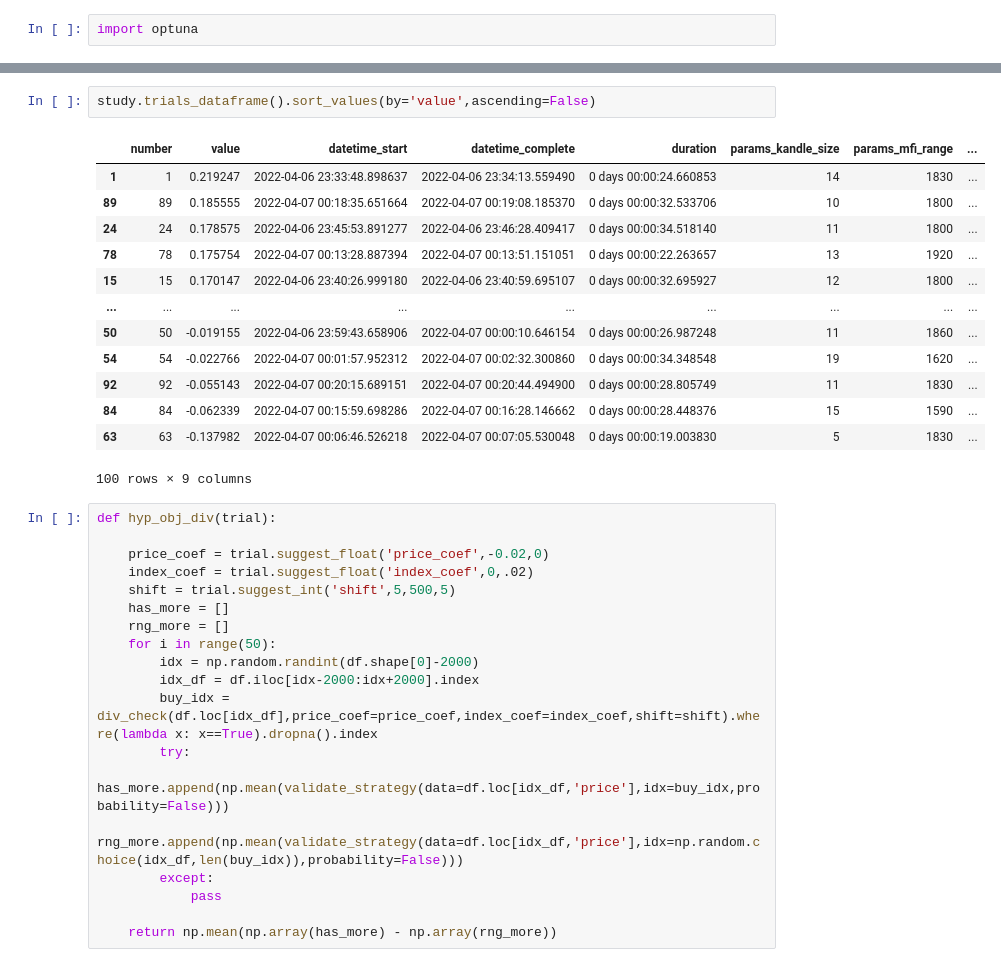
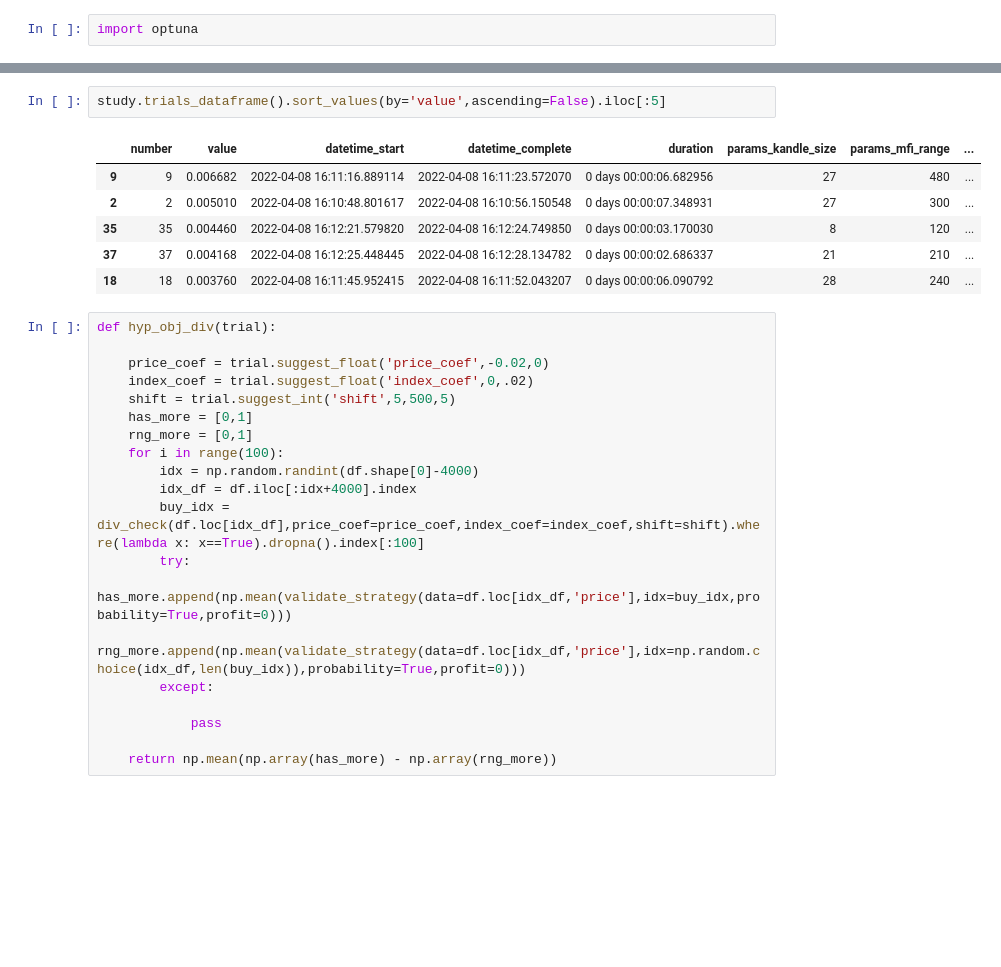
Before and after one commit to charubaiel/MarketCrackers, a Jupyter notebook: kpis/mfi.ipynb, the cells around one changed output, grey strips where cells are left out. Drawn from its saved outputs; the diff is of its cells as text; blank space fills up the shorter version.

```diff
--- a/kpis/mfi.ipynb
+++ b/kpis/mfi.ipynb
@@ -203,35 +215,29 @@ study.trials_dataframe().loc[:,['value','params_kandle_size','params_mfi_range',
 # %%
-study.trials_dataframe().sort_values(by='value',ascending=False)
+study.trials_dataframe().sort_values(by='value',ascending=False).iloc[:5]
 # %% [output]
 |  | number | value | datetime_start | datetime_complete | duration | params_kandle_size | params_mfi_range | ... |
-| 1 | 1 | 0.219247 | 2022-04-06 23:33:48.898637 | 2022-04-06 23:34:13.559490 | 0 days 00:00:24.660853 | 14 | 1830 | ... |
-| 89 | 89 | 0.185555 | 2022-04-07 00:18:35.651664 | 2022-04-07 00:19:08.185370 | 0 days 00:00:32.533706 | 10 | 1800 | ... |
-| 24 | 24 | 0.178575 | 2022-04-06 23:45:53.891277 | 2022-04-06 23:46:28.409417 | 0 days 00:00:34.518140 | 11 | 1800 | ... |
-| 78 | 78 | 0.175754 | 2022-04-07 00:13:28.887394 | 2022-04-07 00:13:51.151051 | 0 days 00:00:22.263657 | 13 | 1920 | ... |
-| 15 | 15 | 0.170147 | 2022-04-06 23:40:26.999180 | 2022-04-06 23:40:59.695107 | 0 days 00:00:32.695927 | 12 | 1800 | ... |
-| ... | ... | ... | ... | ... | ... | ... | ... | ... |
-| 50 | 50 | -0.019155 | 2022-04-06 23:59:43.658906 | 2022-04-07 00:00:10.646154 | 0 days 00:00:26.987248 | 11 | 1860 | ... |
-| 54 | 54 | -0.022766 | 2022-04-07 00:01:57.952312 | 2022-04-07 00:02:32.300860 | 0 days 00:00:34.348548 | 19 | 1620 | ... |
-| 92 | 92 | -0.055143 | 2022-04-07 00:20:15.689151 | 2022-04-07 00:20:44.494900 | 0 days 00:00:28.805749 | 11 | 1830 | ... |
-| 84 | 84 | -0.062339 | 2022-04-07 00:15:59.698286 | 2022-04-07 00:16:28.146662 | 0 days 00:00:28.448376 | 15 | 1590 | ... |
-| 63 | 63 | -0.137982 | 2022-04-07 00:06:46.526218 | 2022-04-07 00:07:05.530048 | 0 days 00:00:19.003830 | 5 | 1830 | ... |
+| 9 | 9 | 0.006682 | 2022-04-08 16:11:16.889114 | 2022-04-08 16:11:23.572070 | 0 days 00:00:06.682956 | 27 | 480 | ... |
+| 2 | 2 | 0.005010 | 2022-04-08 16:10:48.801617 | 2022-04-08 16:10:56.150548 | 0 days 00:00:07.348931 | 27 | 300 | ... |
+| 35 | 35 | 0.004460 | 2022-04-08 16:12:21.579820 | 2022-04-08 16:12:24.749850 | 0 days 00:00:03.170030 | 8 | 120 | ... |
+| 37 | 37 | 0.004168 | 2022-04-08 16:12:25.448445 | 2022-04-08 16:12:28.134782 | 0 days 00:00:02.686337 | 21 | 210 | ... |
+| 18 | 18 | 0.003760 | 2022-04-08 16:11:45.952415 | 2022-04-08 16:11:52.043207 | 0 days 00:00:06.090792 | 28 | 240 | ... |
-100 rows × 9 columns
 # %%
 def hyp_obj_div(trial):
 
     price_coef = trial.suggest_float('price_coef',-0.02,0)
     index_coef = trial.suggest_float('index_coef',0,.02)
     shift = trial.suggest_int('shift',5,500,5)
-    has_more = []
-    rng_more = []
-    for i in range(50):
-        idx = np.random.randint(df.shape[0]-2000)
-        idx_df = df.iloc[idx-2000:idx+2000].index
-        buy_idx = div_check(df.loc[idx_df],price_coef=price_coef,index_coef=index_coef,shift=shift).where(lambda x: x==True).dropna().index
+    has_more = [0,1]
+    rng_more = [0,1]
+    for i in range(100):
+        idx = np.random.randint(df.shape[0]-4000)
+        idx_df = df.iloc[:idx+4000].index
+        buy_idx = div_check(df.loc[idx_df],price_coef=price_coef,index_coef=index_coef,shift=shift).where(lambda x: x==True).dropna().index[:100]
         try:
-            has_more.append(np.mean(validate_strategy(data=df.loc[idx_df,'price'],idx=buy_idx,probability=False)))
-            rng_more.append(np.mean(validate_strategy(data=df.loc[idx_df,'price'],idx=np.random.choice(idx_df,len(buy_idx)),probability=False)))
+            has_more.append(np.mean(validate_strategy(data=df.loc[idx_df,'price'],idx=buy_idx,probability=True,profit=0)))
+            rng_more.append(np.mean(validate_strategy(data=df.loc[idx_df,'price'],idx=np.random.choice(idx_df,len(buy_idx)),probability=True,profit=0)))
         except:
+
             pass
 
     return np.mean(np.array(has_more) - np.array(rng_more))
```
Also changed, not shown: parts of 23 cells of this notebook, 1 other file.
